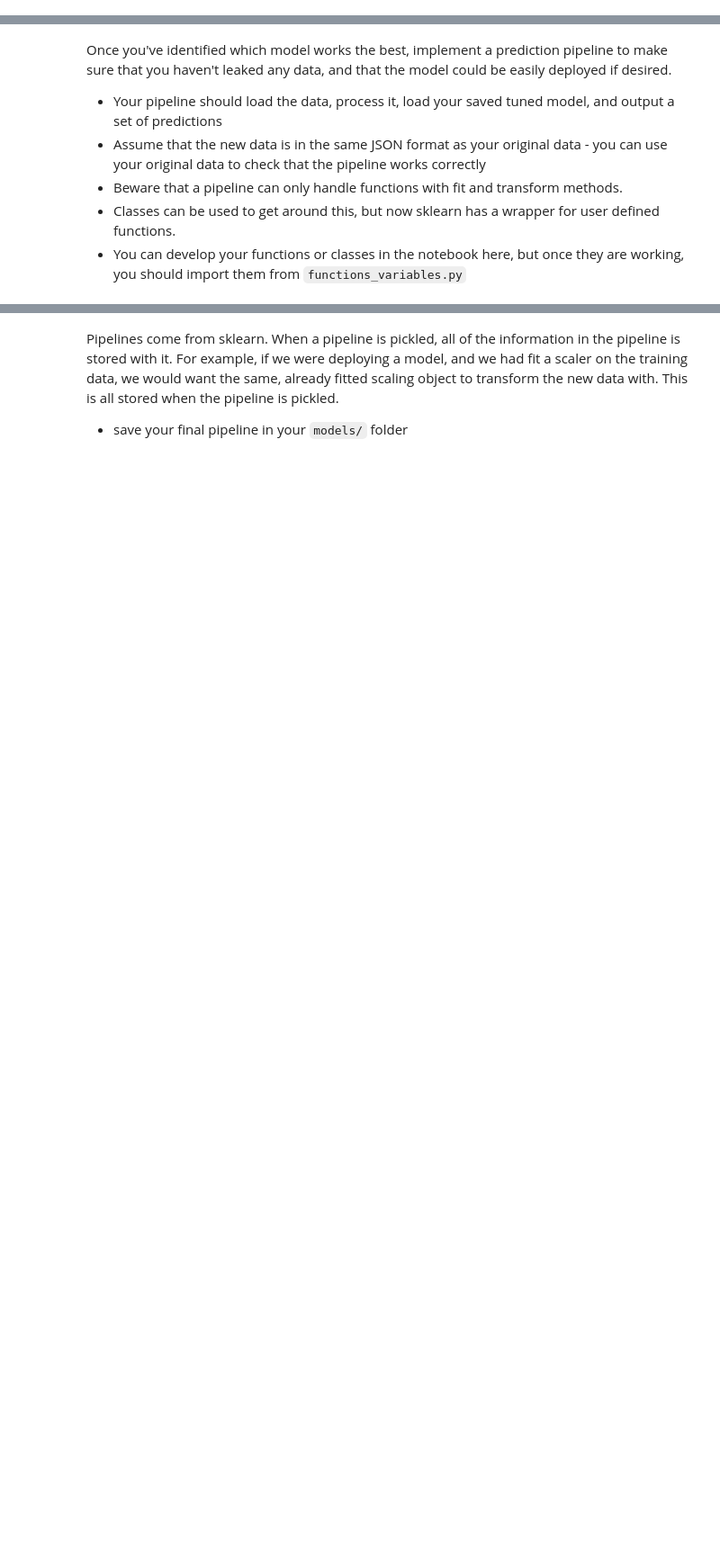
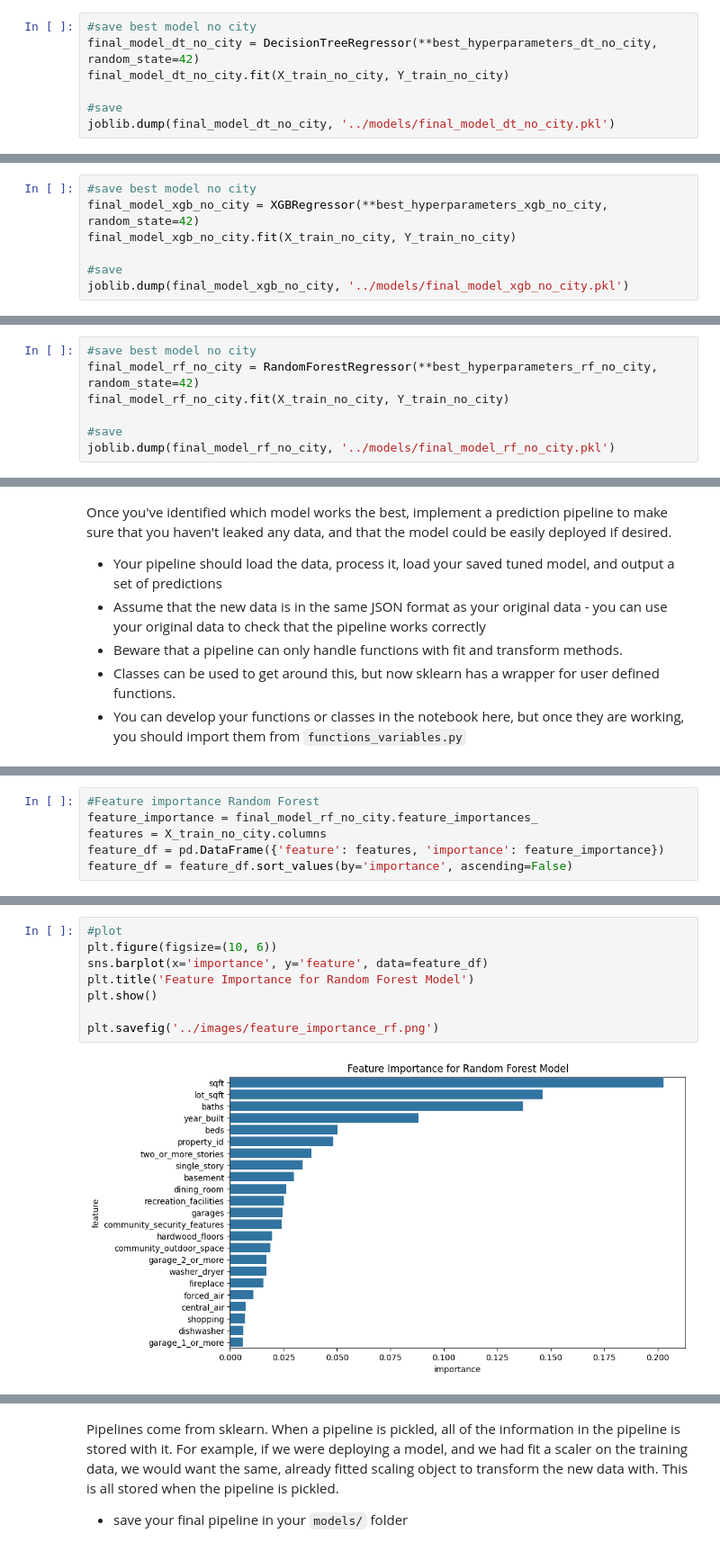
Before and after one commit to mahikajain20/Data-Project-Supervised-Learning, a Jupyter notebook: notebooks/3 - tuning_pipeline.ipynb, the cells around one changed output, grey strips where cells are left out. Shown at 90% size. Saved outputs shown, nothing was run; the diff lists cells and outputs as text; blank space fills up the shorter version.

```diff
--- a/notebooks/3 - tuning_pipeline.ipynb
+++ b/notebooks/3 - tuning_pipeline.ipynb
@@ -79,0 +332,7 @@ We want to make sure that we save our models.  In the old days, one just simply
+# %%
+#save best model no city
+final_model_dt_no_city = DecisionTreeRegressor(**best_hyperparameters_dt_no_city, random_state=42)
+final_model_dt_no_city.fit(X_train_no_city, Y_train_no_city)
+
+#save
+joblib.dump(final_model_dt_no_city, '../models/final_model_dt_no_city.pkl')
@@ -79,0 +341,7 @@ We want to make sure that we save our models.  In the old days, one just simply
+# %%
+#save best model no city
+final_model_xgb_no_city = XGBRegressor(**best_hyperparameters_xgb_no_city, random_state=42)
+final_model_xgb_no_city.fit(X_train_no_city, Y_train_no_city)
+
+#save
+joblib.dump(final_model_xgb_no_city, '../models/final_model_xgb_no_city.pkl')
@@ -79,0 +350,7 @@ We want to make sure that we save our models.  In the old days, one just simply
+# %%
+#save best model no city
+final_model_rf_no_city = RandomForestRegressor(**best_hyperparameters_rf_no_city, random_state=42)
+final_model_rf_no_city.fit(X_train_no_city, Y_train_no_city)
+
+#save
+joblib.dump(final_model_rf_no_city, '../models/final_model_rf_no_city.pkl')
@@ -86,0 +423,6 @@ Once you've identified which model works the best, implement a prediction pipeli
+# %%
+#Feature importance Random Forest
+feature_importance = final_model_rf_no_city.feature_importances_
+features = X_train_no_city.columns
+feature_df = pd.DataFrame({'feature': features, 'importance': feature_importance})
+feature_df = feature_df.sort_values(by='importance', ascending=False)
@@ -86,0 +441,10 @@ Once you've identified which model works the best, implement a prediction pipeli
+# %%
+#plot
+plt.figure(figsize=(10, 6))
+sns.barplot(x='importance', y='feature', data=feature_df)
+plt.title('Feature Importance for Random Forest Model')
+plt.show()
+
+plt.savefig('../images/feature_importance_rf.png')
+# %% [output]
+[figure, added]
```
Also changed, not shown: parts of 50 cells of this notebook, 13 other files.
